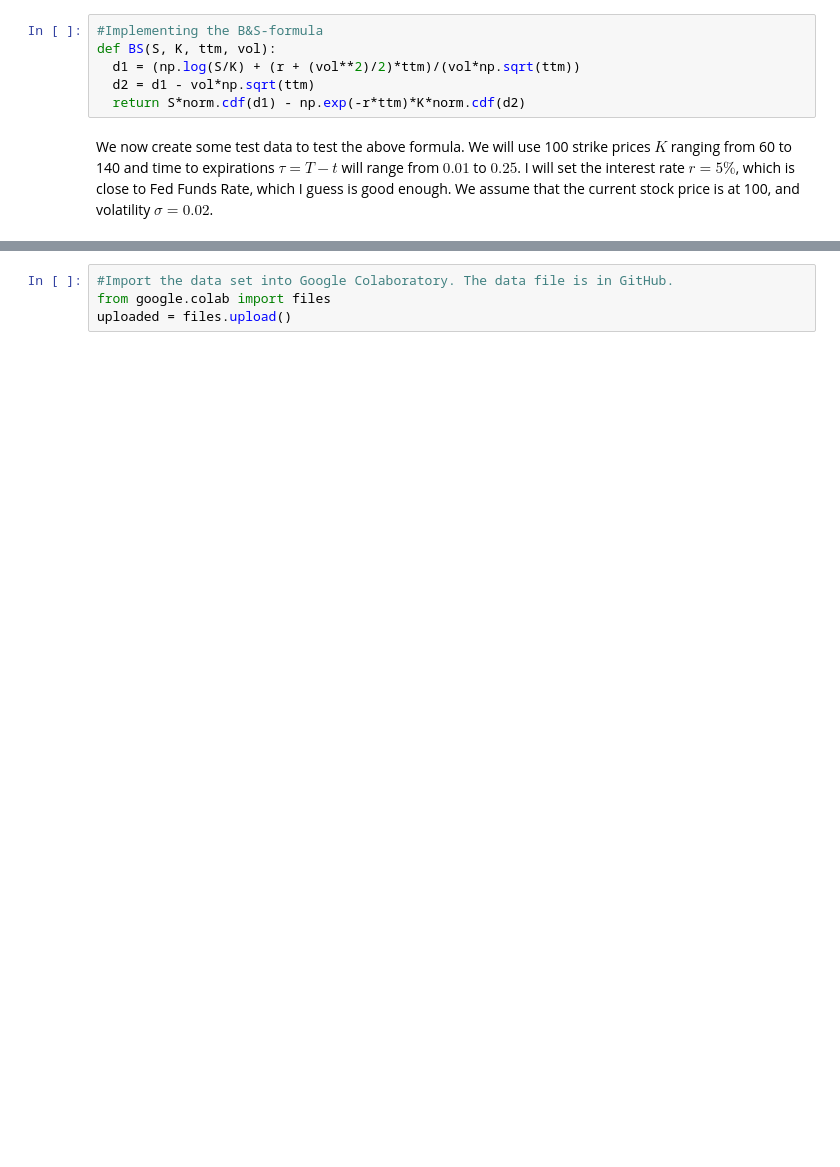
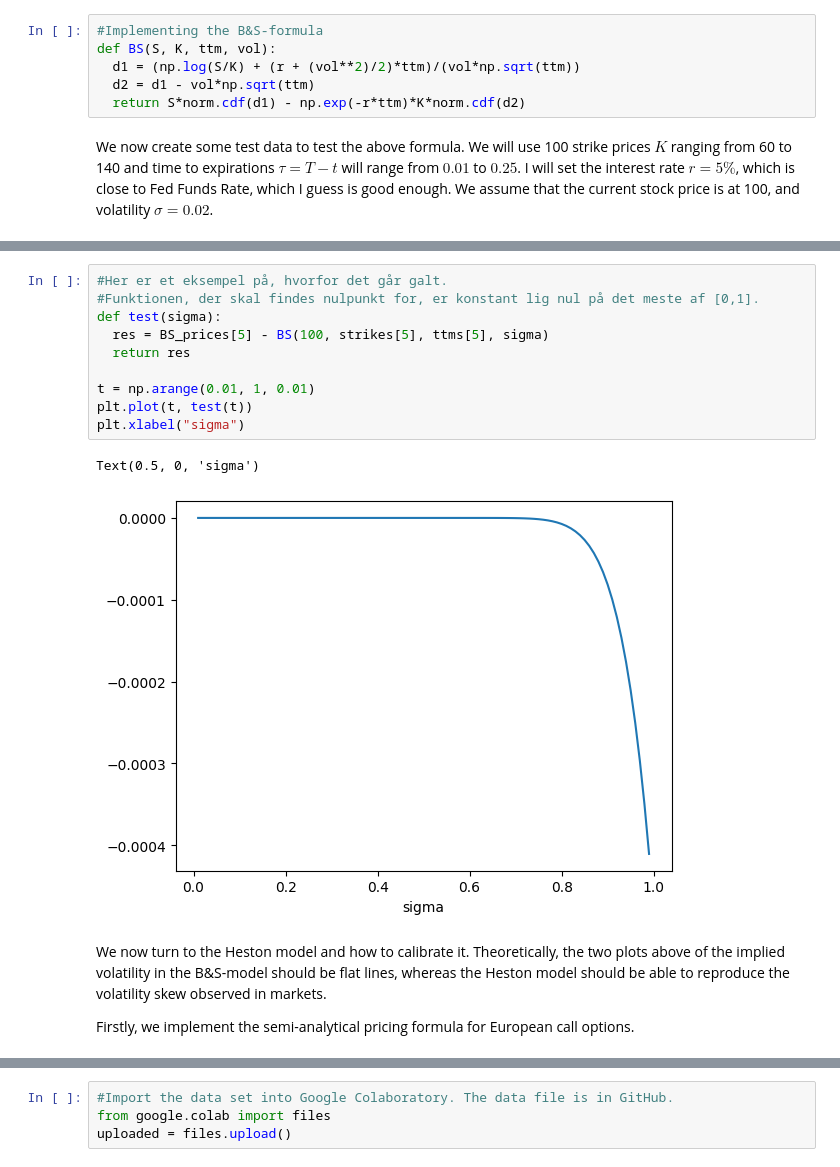
Before and after one commit to cbje18/P9, a Jupyter notebook: Heston_Calibration.ipynb, the cells around one changed output, grey strips where cells are left out. Cells and saved outputs as stored; diff of their text form; blank space fills up the shorter version.

```diff
--- a/Heston_Calibration.ipynb
+++ b/Heston_Calibration.ipynb
@@ -148,0 +146,17 @@ So finding the implied volatility is a matter of finding the root of $\Pi_{t}- C
+# %%
+#Her er et eksempel på, hvorfor det går galt.
+#Funktionen, der skal findes nulpunkt for, er konstant lig nul på det meste af [0,1].
+def test(sigma):
+  res = BS_prices[5] - BS(100, strikes[5], ttms[5], sigma)
+  return res
+
+t = np.arange(0.01, 1, 0.01)
+plt.plot(t, test(t))
+plt.xlabel("sigma")
+# %% [output]
+Text(0.5, 0, 'sigma')
+[figure, added]
+# %% [markdown]
+We now turn to the Heston model and how to calibrate it. Theoretically, the two plots above of the implied volatility in the B&S-model should be flat lines, whereas the Heston model should be able to reproduce the volatility skew observed in markets.
+
+Firstly, we implement the semi-analytical pricing formula for European call options.
```
Also changed, not shown: parts of 28 cells of this notebook.
